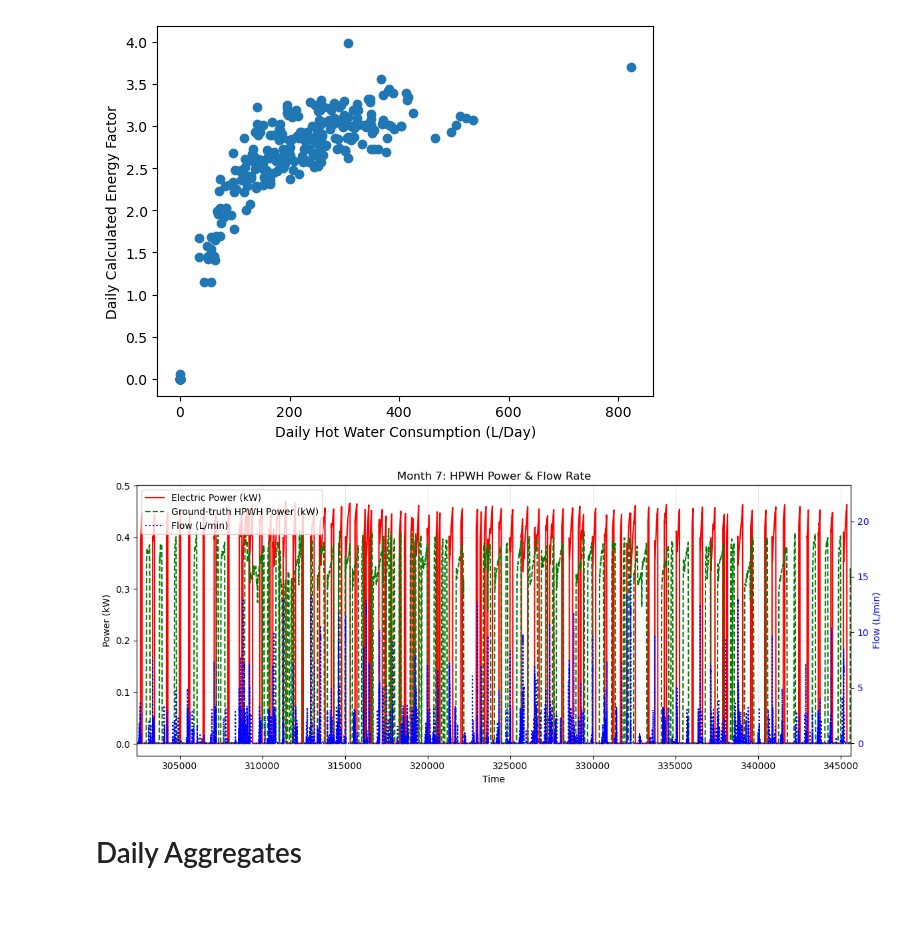
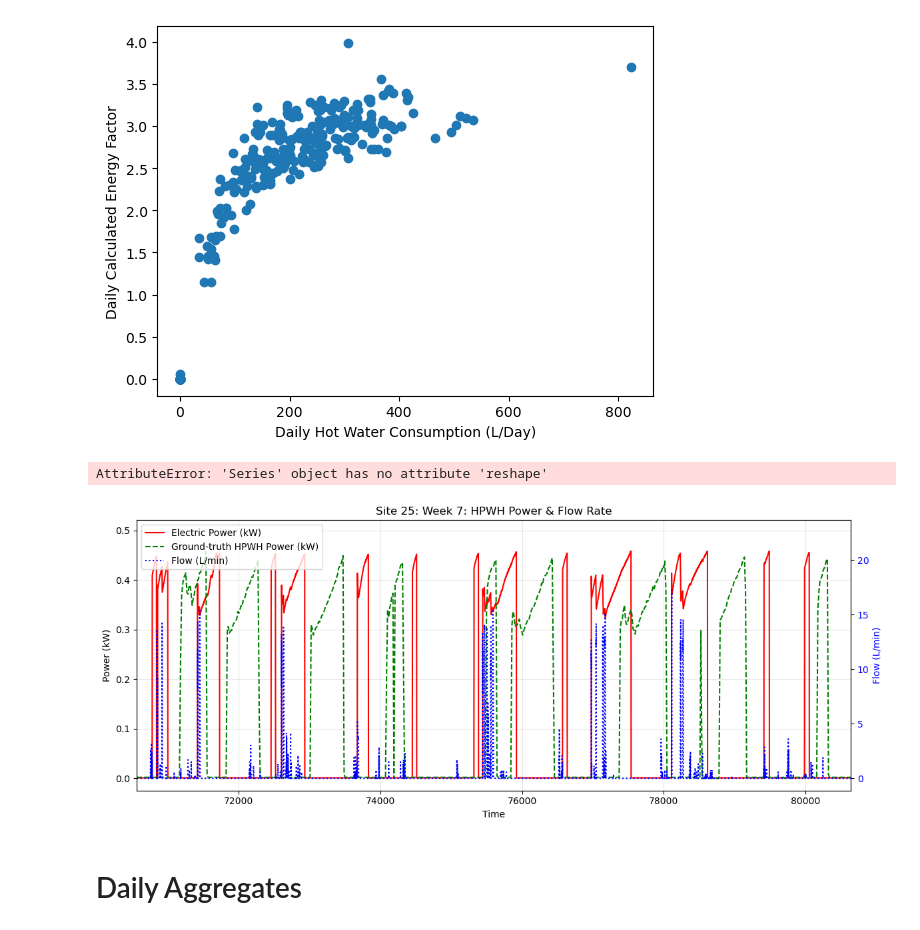
Before and after one commit to NREL/OCHRE, a Jupyter notebook: bin/generate_graphics.ipynb, the cells around one changed output. Cells and saved outputs as stored; diff of their text form; code cells hidden in the pictures.

```diff
--- a/bin/generate_graphics.ipynb
+++ b/bin/generate_graphics.ipynb
@@ -403,10 +296,41 @@ plt.ylabel("Daily Calculated Energy Factor")
 # %% [output]
 Text(0, 0.5, 'Daily Calculated Energy Factor')
 [figure]
+# %%
+ground_pwr[:n_days * MINUTES_PER_DAY].reshape(n_days, MINUTES_PER_DAY).sum(axis=1)
+# %% [output]
+AttributeError: 'Series' object has no attribute 'reshape'
 # %%
+setpoint = 48.9
+site_number = 25
+MINUTES_PER_DAY = 24 * 60
 
-ground_pwr = data_ground['HPWH_pwr_kW']
+
+data = pd.read_csv(f"120V_site_output\\output_site_120V_{site_number}_(L)_{setpoint}.csv") #output data
+data_ground = pd.read_csv(f'..\\ochre\\defaults\\Input Files\\Temperature Values\\120V_temperatures_{site_number}.csv') #ground truth
+data_raw = pd.read_csv(f'120V_site_raw\site_{site_number}.csv')
+flow_raw = pd.read_csv(f'..\\ochre\\defaults\\Input Files\\120V_Flow\\net_flow_{site_number}_120V.csv')
+
+
+#Trim outputted data
+daily_flow      = data['Draw Data'].values
+daily_delivered = data['Hot Water Delivered (kW)'].values
+electric  = data['Water Heating Electric Power (kW)'].values
+ground_pwr = data_ground['HPWH_pwr_kW'].values
+
+# Trim to a multiple of 1440 (drops incomplete trailing day)
+n_days = len(daily_flow) // MINUTES_PER_DAY
+n_days = n_days#
+
+
+daily_flow      = daily_flow[:n_days * MINUTES_PER_DAY].reshape(n_days, MINUTES_PER_DAY).sum(axis=1)
+daily_delivered = daily_delivered[:n_days * MINUTES_PER_DAY].reshape(n_days, MINUTES_PER_DAY).sum(axis=1) /60 #kWh
+daily_electric  = electric[:n_days * MINUTES_PER_DAY].reshape(n_days, MINUTES_PER_DAY).sum(axis=1) /60 #kWh
+ground_kwh = ground_pwr[:n_days * MINUTES_PER_DAY].reshape(n_days, MINUTES_PER_DAY).sum(axis=1) /60
+
+
 flow = data_ground['flow_L_per_min']
+
 
 import pandas as pd
 import matplotlib.pyplot as plt
@@ -414,44 +338,44 @@ import matplotlib.pyplot as plt
 import matplotlib.pyplot as plt
 
 day = 0
-week = 2
-month = 7
+week = 7
+month = 0
 data_len = len(data.index)
 
 fig, ax1 = plt.subplots(figsize=(12, 5))
 
 # Primary axis - power variables
 
 #ax1.plot(data_backup.index, backup_pwr, color='orange', label='Hot Water Delivered (kW)')
 ax1.plot(data.index, data['Water Heating Electric Power (kW)'], color='red', label='Electric Power (kW)')
 ax1.plot(data.index, ground_pwr[0:data_len], color='green', label='Ground-truth HPWH Power (kW)', linestyle='dashed')
 ax1.set_ylabel('Power (kW)')
 ax1.set_xlabel('Time')
 ax1.grid(True, alpha=0.3)
 
 # Secondary axis - flow
 ax2 = ax1.twinx()
 ax2.plot(data.index, data['Draw Data'], color='blue', label='Flow (L/min)', linestyle='dotted')
 ax2.set_ylabel('Flow (L/min)', color='blue')
 ax2.tick_params(axis='y', labelcolor='blue')
 
 # Combined legend
 lines1, labels1 = ax1.get_legend_handles_labels()
 lines2, labels2 = ax2.get_legend_handles_labels()
 ax1.legend(lines1 + lines2, labels1 + labels2, loc='upper left')
 
-# ax1.set_xlim(week * 7 * MINUTES_PER_DAY, week * 7 * MINUTES_PER_DAY +  7 * MINUTES_PER_DAY)
+ax1.set_xlim(week * 7 * MINUTES_PER_DAY, week * 7 * MINUTES_PER_DAY +  7 * MINUTES_PER_DAY)
 
-# plt.title(f'Week {week}: HPWH Power & Flow Rate')
+plt.title(f'Site {site_number}: Week {week}: HPWH Power & Flow Rate')
 
-ax1.set_xlim(month * 30 * MINUTES_PER_DAY, month * 30 *  MINUTES_PER_DAY +   30 * MINUTES_PER_DAY)
+# ax1.set_xlim(month * 30 * MINUTES_PER_DAY, month * 30 *  MINUTES_PER_DAY +   30 * MINUTES_PER_DAY)
 
-plt.title(f'Month {month}: HPWH Power & Flow Rate')
+# plt.title(f'Site {site_number}: Month {month}: HPWH Power & Flow Rate')
 
 plt.tight_layout()
 plt.show()
 # %% [output]
-[figure, old version]
+[figure, new version]
 # %% [markdown]
 # Daily Aggregates
 # %%
```
Also changed, not shown: parts of 9 cells of this notebook, 5 other files.
